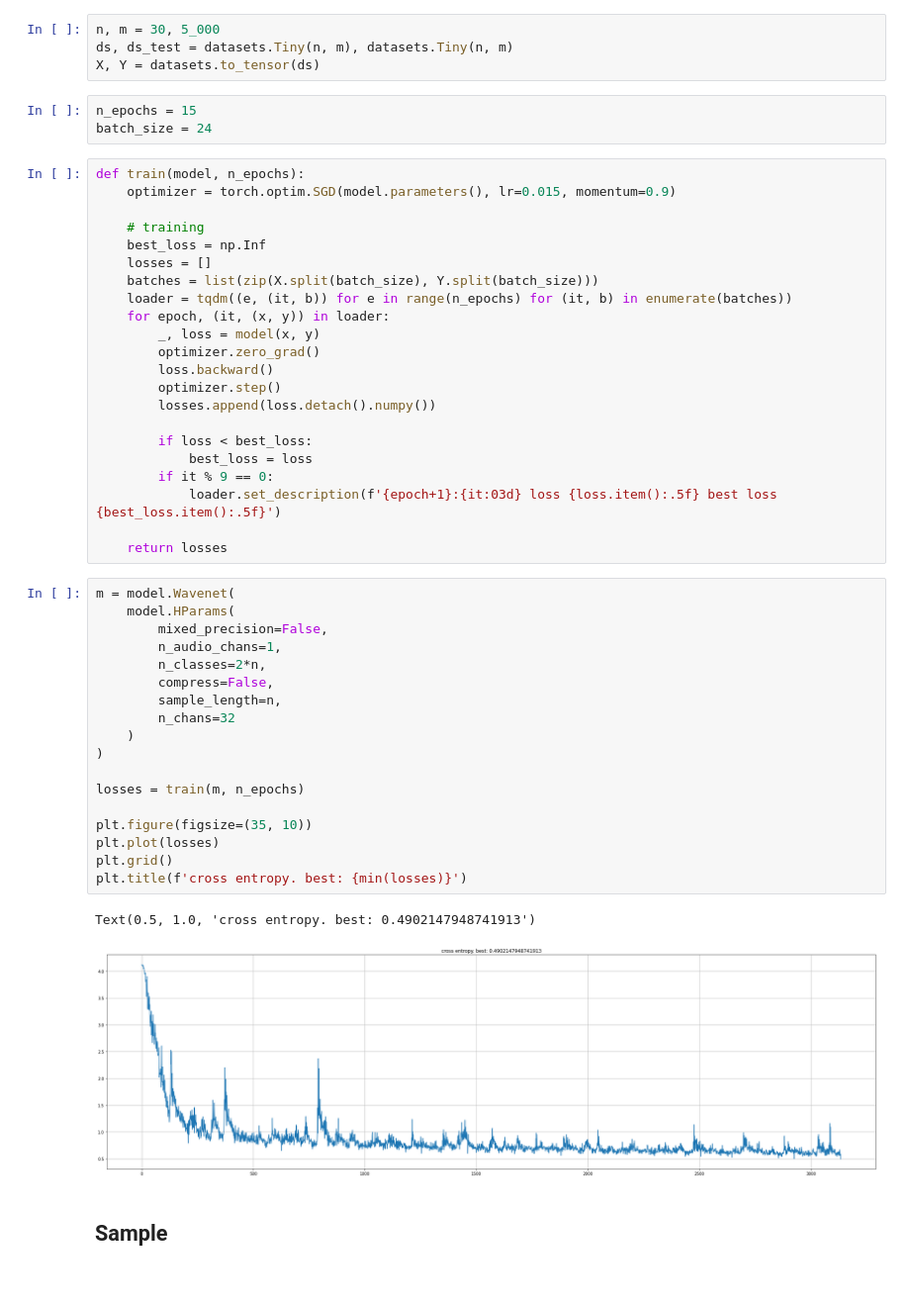
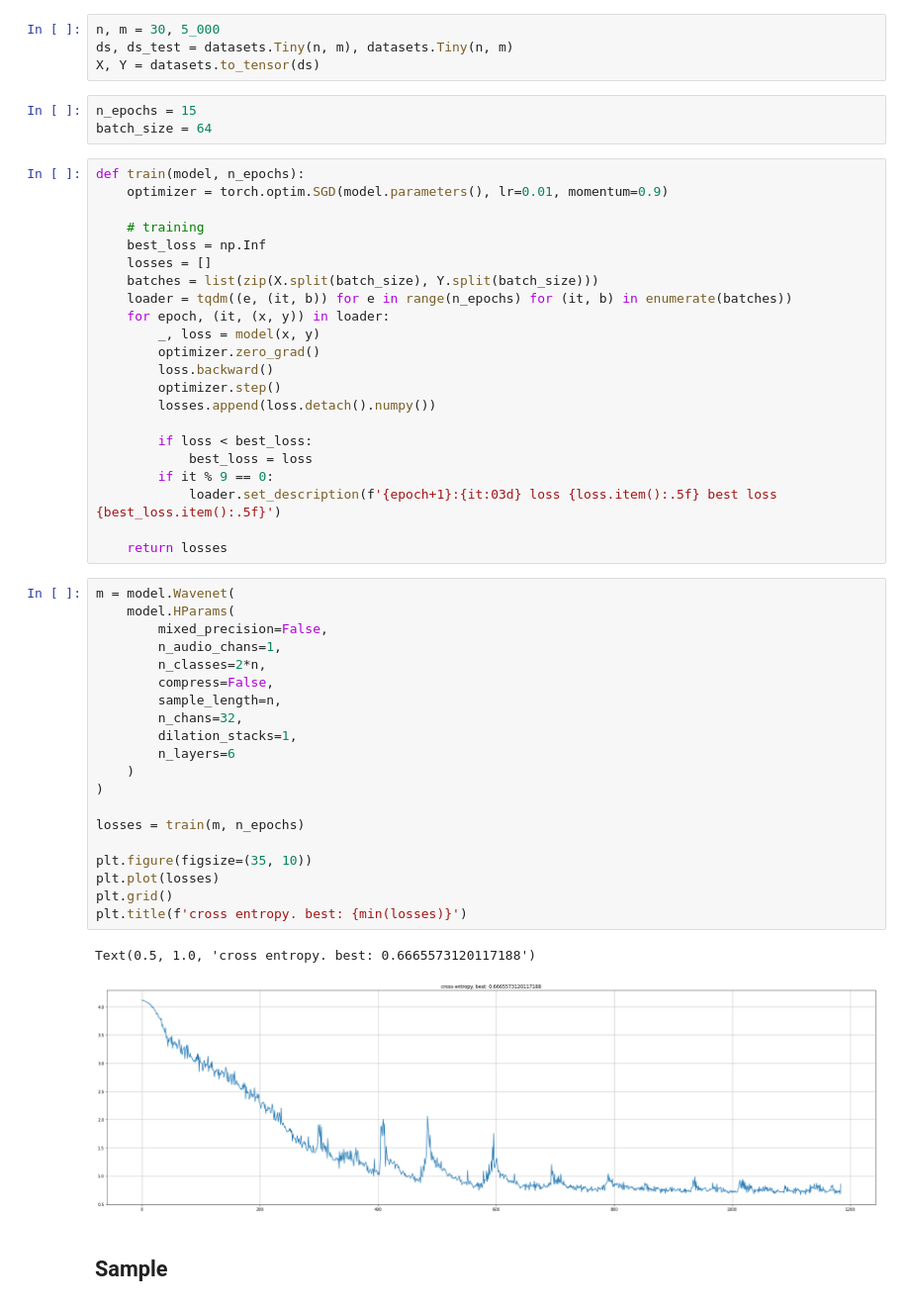
Before and after one commit to feldberlin/wavenet, a Jupyter notebook: nbs/train.tiny.ipynb, the cells around one changed output. Shown at 99% size. Drawn from its saved outputs; the diff is of its cells as text.

Commit message:
fix: Fair tiny comparison
Fair comparison between naive tiny model and the full wavenet. Same
number of filters, dilation stacks, layers etc.

```diff
--- a/nbs/train.tiny.ipynb
+++ b/nbs/train.tiny.ipynb
@@ -31,10 +31,10 @@ ds, ds_test = datasets.Tiny(n, m), datasets.Tiny(n, m)
 X, Y = datasets.to_tensor(ds)
 # %%
 n_epochs = 15
-batch_size = 24
+batch_size = 64
 # %%
 def train(model, n_epochs):
-    optimizer = torch.optim.SGD(model.parameters(), lr=0.015, momentum=0.9)
+    optimizer = torch.optim.SGD(model.parameters(), lr=0.01, momentum=0.9)
 
     # training
     best_loss = np.Inf
@@ -57,24 +57,26 @@ def train(model, n_epochs):
 # %%
 m = model.Wavenet(
     model.HParams(
         mixed_precision=False,
         n_audio_chans=1,
         n_classes=2*n,
         compress=False,
         sample_length=n,
-        n_chans=32
+        n_chans=32,
+        dilation_stacks=1,
+        n_layers=6
     )
 )
 
 losses = train(m, n_epochs)
 
 plt.figure(figsize=(35, 10))
 plt.plot(losses)
 plt.grid()
 plt.title(f'cross entropy. best: {min(losses)}')
 # %% [output]
-Text(0.5, 1.0, 'cross entropy. best: 0.4902147948741913')
+Text(0.5, 1.0, 'cross entropy. best: 0.6665573120117188')
-[figure, old version]
+[figure, new version]
 # %% [markdown]
 ## Sample
 # %%
```
Also changed, not shown: parts of 1 cell of this notebook, 1 other file.
